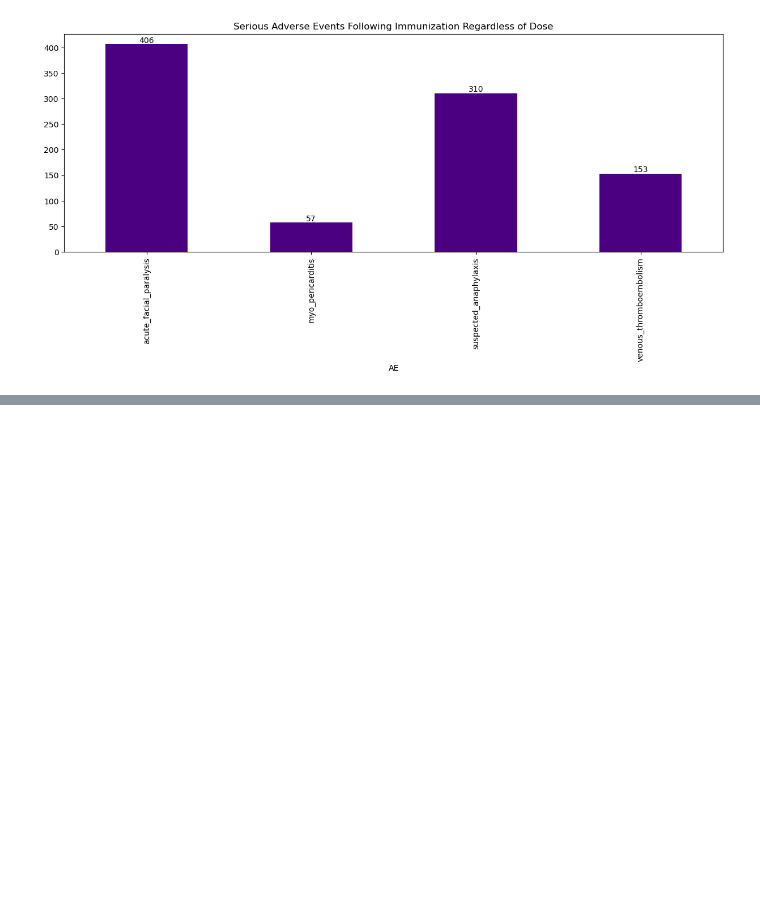
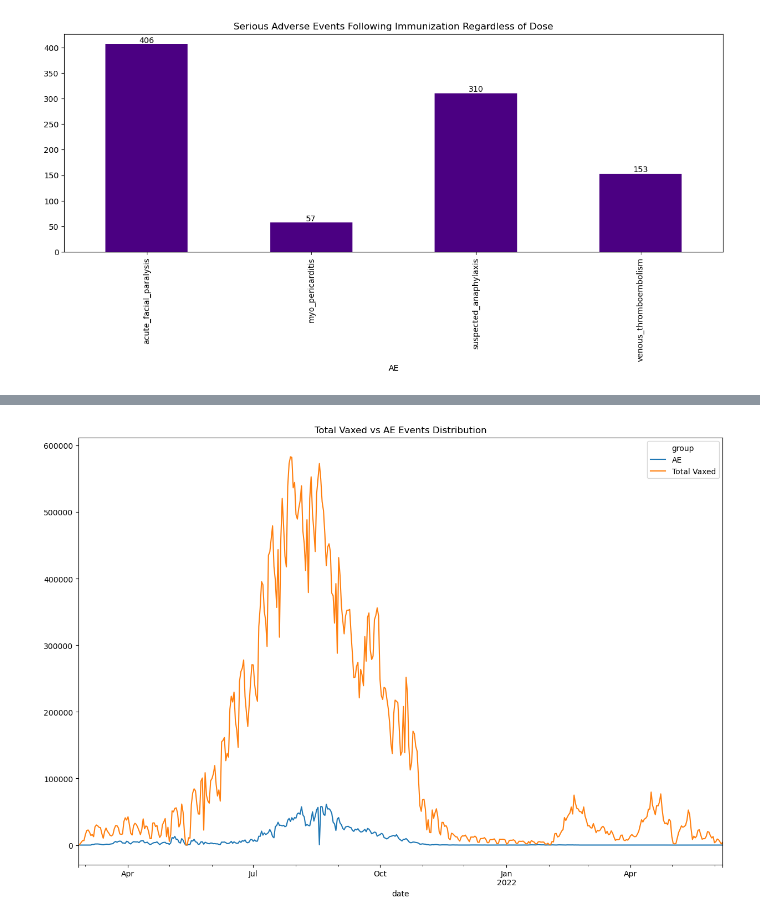
Before and after one commit to isaackong87/hia302_project, a Jupyter notebook: data_wrangler_isaac_aefi.ipynb, the cells around one changed output, grey strips where cells are left out. Saved outputs shown, nothing was run; the diff lists cells and outputs as text; code cells hidden in the pictures; blank space fills up the shorter version.

```diff
--- a/data_wrangler_isaac_aefi.ipynb
+++ b/data_wrangler_isaac_aefi.ipynb
@@ -430,0 +629,5 @@ for container in aefi_serious_l_summ_bar_plt.containers:
+# %%
+### Create a dataset staacked by full date (year, month, day) for distribution plot
+
+aefi_dose12_final2_flt_dist_stacked = aefi_dose12_final2_flt[['date', 'dose', 'count']].groupby(['date', 'dose' ]).sum().reset_index()
+aefi_dose12_final2_flt_dist_stacked.head()
@@ -430,0 +675,9 @@ for container in aefi_serious_l_summ_bar_plt.containers:
+# %%
+### Combine Vax malaysia stacked dataset with AEFI stacked dataset for distribution plots
+
+
+vax_my_dist_stacked['group'] = 'Total Vaxed'
+aefi_dose12_final2_flt_dist_stacked['group'] = 'AE'
+total_vax_nd_ae_dist_stacked = pd.concat([vax_my_dist_stacked, aefi_dose12_final2_flt_dist_stacked])
+
+total_vax_nd_ae_dist_stacked.groupby(['date','group', 'dose']).sum()
@@ -430,0 +699,13 @@ for container in aefi_serious_l_summ_bar_plt.containers:
+# %%
+### Plotting distribtion plot showing trends of AEFI vs Total Vax over the study period
+### 2021-02-24 ==> 2022-06-07
+import matplotlib.pyplot as plt
+
+aefi_by_time = total_vax_nd_ae_dist_stacked.groupby(['date','group'])['count'].sum().unstack().plot(figsize=(15,10),  title = 'Total Vaxed vs AE Events Distribution')
+aefi_by_time
+
+
+# plt.show()
+plt.savefig('total_vax_vs_aefi_by_dose_dist.jpg')
+# %% [output]
+[figure, added]
```
Also changed, not shown: parts of 29 cells of this notebook, 21 other files.
